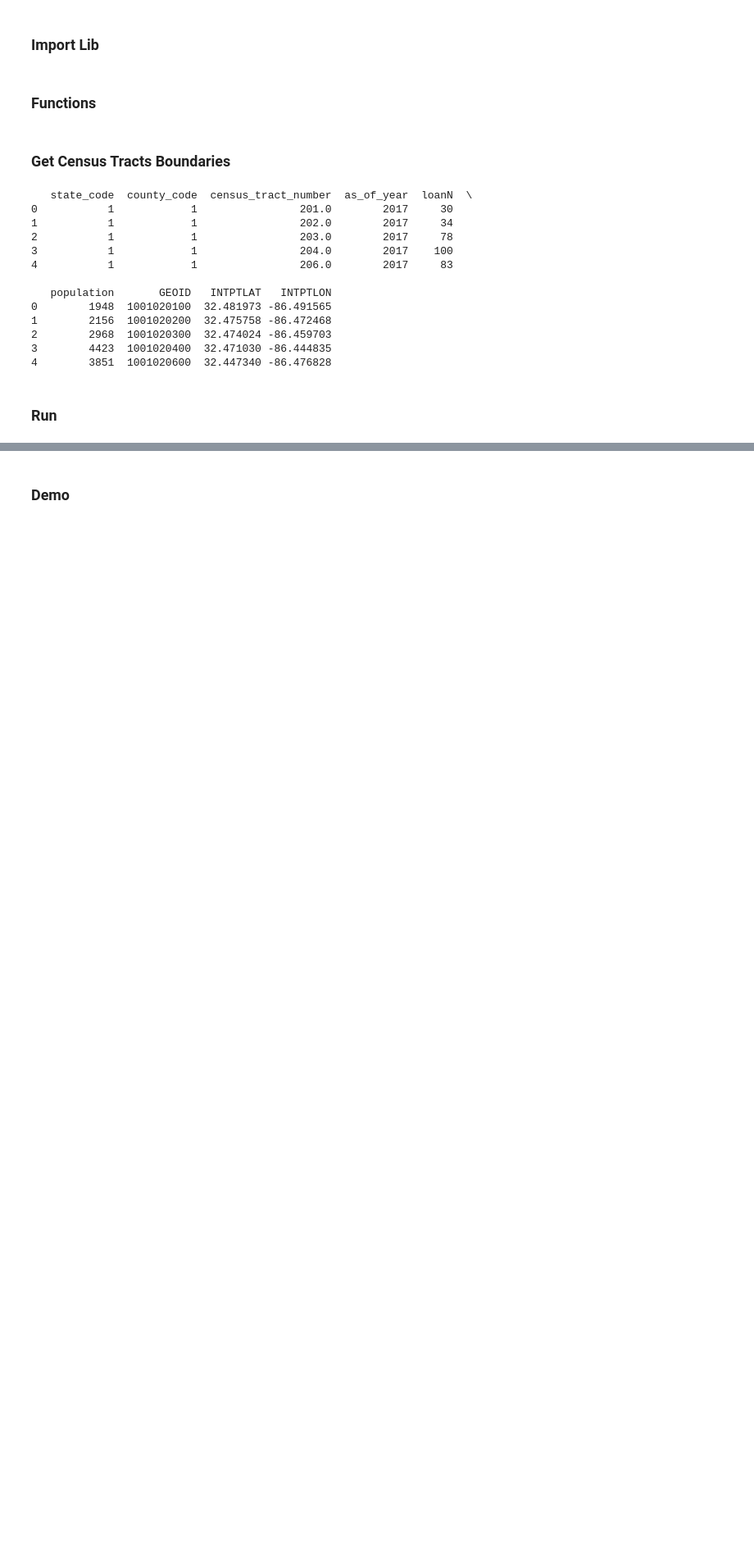
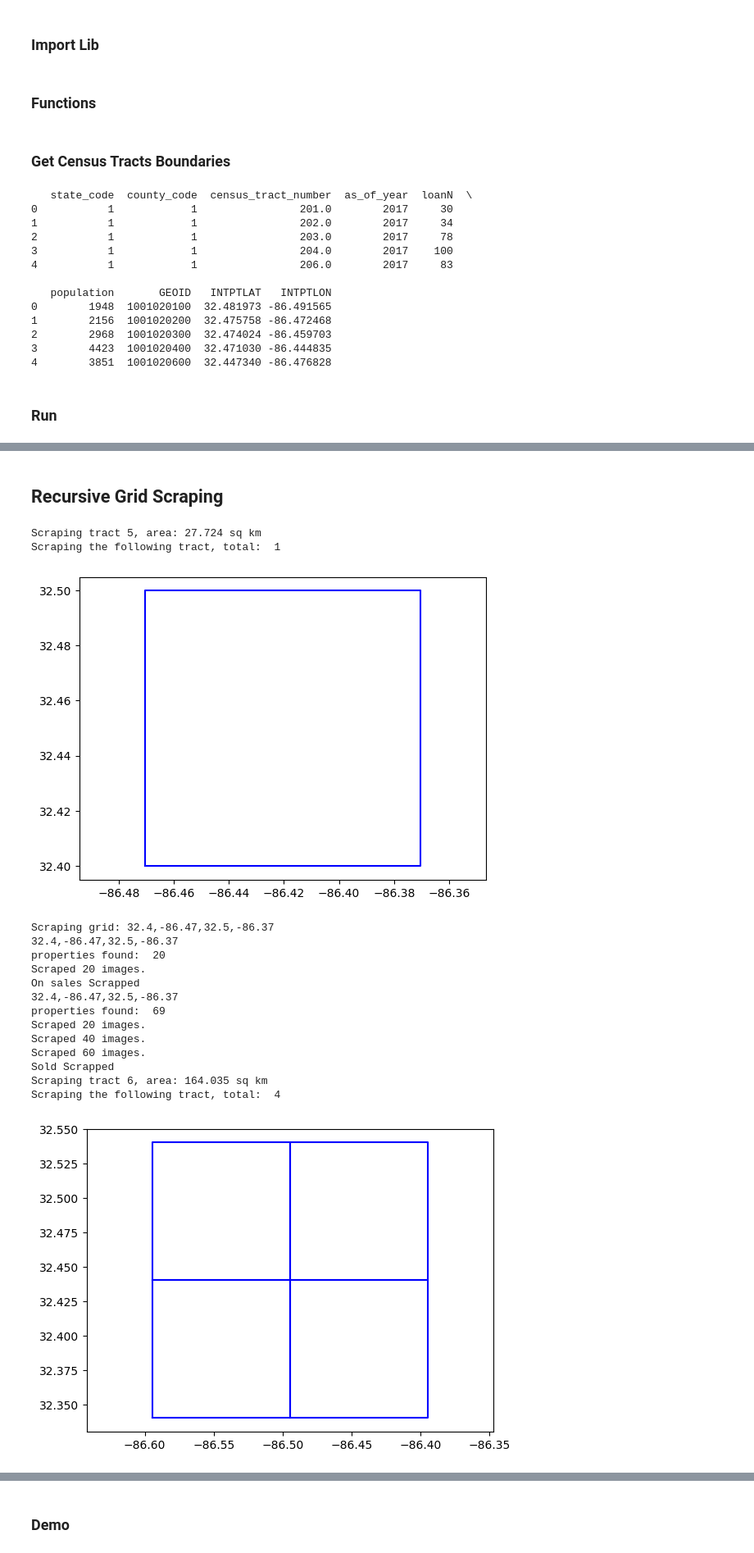
Before and after one commit to Jeff-Lewis/RA-for-Accounting, a Jupyter notebook: scripts/scraper_estately_grid_tract.ipynb, the cells around one changed output, grey strips where cells are left out. Shown at 82% size. Saved outputs shown, nothing was run; the diff lists cells and outputs as text; code cells hidden in the pictures; blank space fills up the shorter version.

```diff
--- a/scripts/scraper_estately_grid_tract.ipynb
+++ b/scripts/scraper_estately_grid_tract.ipynb
@@ -123,6 +136,8 @@ def fetch_sold_properties(driver, max_images=300, area = 'NY/New_York'):
     soup = BeautifulSoup(html, 'html.parser')
     property_divs = soup.find_all('div', class_='result-item-info clearfix')
     print('properties found: ', len(property_divs))
+    if len(property_divs) == 200:
+        return properties, 200
     for div in property_divs:
 #         if image_count >= max_images:
 #             break
@@ -147,7 +162,7 @@ def fetch_sold_properties(driver, max_images=300, area = 'NY/New_York'):
 
         image_url = image_tag.get('data-src', image_tag.get('src', "No image provided")) if image_tag else "No image provided"
         image_name = None
-#         image_name = download_image(image_url, location, save_dir=f'../data/estately/img/{area}')
+        image_name = download_image(image_url, location, save_dir=f'../data/estately/img/{area}')
 
         sold_date_tag = div.find('small', string=re.compile(r'\d{1,2}/\d{1,2}/\d{2}'))
         sold_date = sold_date_tag.get_text(strip=True) if sold_date_tag else 'date not listed'
@@ -183,7 +198,7 @@ def fetch_sold_properties(driver, max_images=300, area = 'NY/New_York'):
         image_count += 1
         if image_count % 20 == 0:
             print(f"Scraped {image_count} images.")
-    return properties
+    return properties, len(property_divs)
 
 def main(max_images=300, area = 'NY/New_York', scraping_type = None):
     url = f'https://www.estately.com/{area}'
@@ -304,7 +319,10 @@ def generate_grid_within_boundary(boundary, step=0.002):
 # Function to scrape properties for each grid
 def main_for_census_tract(tract_data, step):
     for index, row in tract_data.iterrows():
+        if index == 0:
+            continue
         boundary = row['geometry']
+        print(f'Scraping tract {index}, area: {round(row.to_dict()["area_sq_km"], 3)} sq km')
         grids = generate_grid_within_boundary(boundary, step)
         for grid in grids:
             minx, miny, maxx, maxy = [round(val, 3) for val in grid.bounds]
@@ -314,14 +332,14 @@ def main_for_census_tract(tract_data, step):
             print('On sales Scrapped')
             df_sold = main(1, f'{miny},{minx},{maxy},{maxx}', 'sold')
             print('Sold Scrapped')
-        if index > 10:
+        if index > 2:
             break
     return df_on_sales, df_sold
 # %%
 # test
 step = 0.05
-tract_data = pd.read_csv('tract_data.csv')
-tract_data['geometry'] = tract_data['geometry'].apply(wkt.loads)
+tract_data = pd.read_csv('tract_data_usa.csv')
+tract_data['geometry'] = tract_data['geometry_shape'].apply(wkt.loads)
 gpd.GeoDataFrame(tract_data, geometry='geometry')
 df_on_sales, df_sold = main_for_census_tract(tract_data, step)
 # %% [output]
@@ -391,0 +370,2 @@ df_on_sales.head()
+# %% [markdown]
+## Recursive Grid Scraping
@@ -391,0 +473,25 @@ df_on_sales.head()
+# %%
+# test recursive
+step = 0.1
+tract_data = pd.read_csv('tract_data_usa.csv')
+tract_data['geometry'] = tract_data['geometry_shape'].apply(wkt.loads)
+gpd.GeoDataFrame(tract_data, geometry='geometry')
+df_on_sales_combined, df_sold_combined = main_for_census_tract(tract_data, step)
+# %% [output]
+Scraping tract 5, area: 27.724 sq km
+Scraping the following tract, total:  1
+[figure, added]
+Scraping grid: 32.4,-86.47,32.5,-86.37
+32.4,-86.47,32.5,-86.37
+properties found:  20
+Scraped 20 images.
+On sales Scrapped
+32.4,-86.47,32.5,-86.37
+properties found:  69
+Scraped 20 images.
+Scraped 40 images.
+Scraped 60 images.
+Sold Scrapped
+Scraping tract 6, area: 164.035 sq km
+Scraping the following tract, total:  4
+[figure, added]
```
Also changed, not shown: parts of 31 cells of this notebook, 13 other files.
